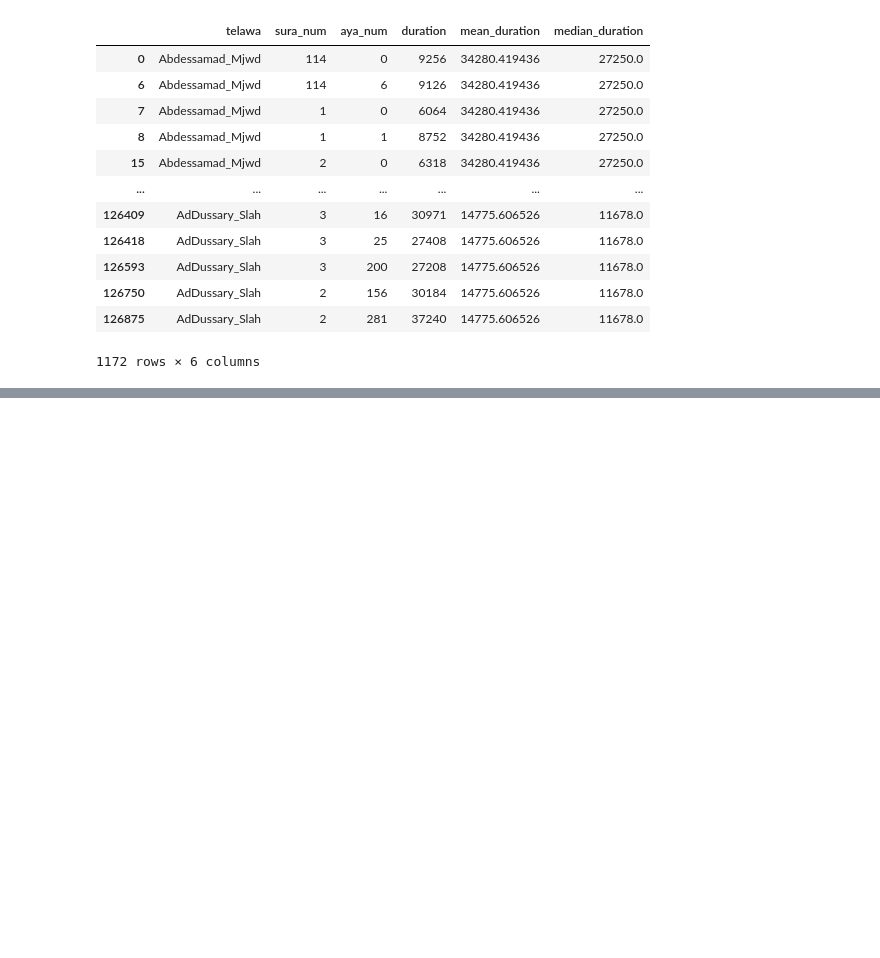
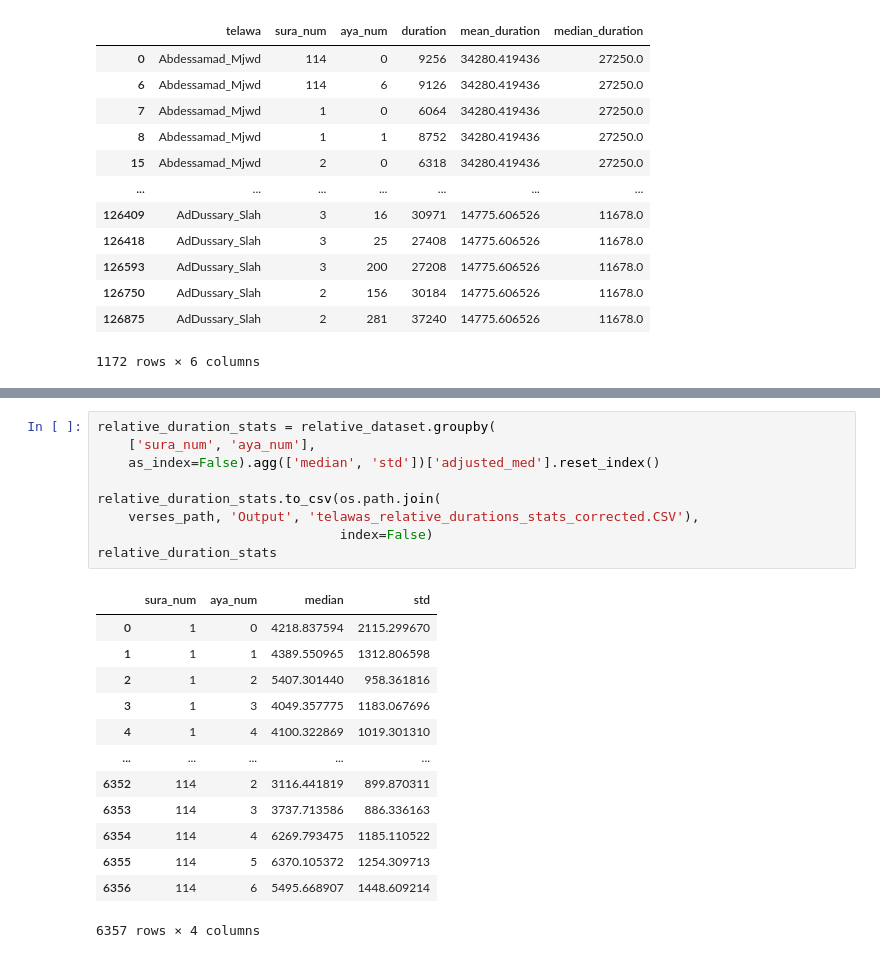
Before and after one commit to drnesr/QuranDataset, a Jupyter notebook: Code/DB_Qur_001.ipynb, the cells around one changed output, grey strips where cells are left out. Saved outputs shown, nothing was run; the diff lists cells and outputs as text; blank space fills up the shorter version.

```diff
--- a/Code/DB_Qur_001.ipynb
+++ b/Code/DB_Qur_001.ipynb
@@ -778,0 +915,23 @@ small_relative[small_relative.index.isin(problems)]
+# %%
+relative_duration_stats = relative_dataset.groupby(
+    ['sura_num', 'aya_num'],
+    as_index=False).agg(['median', 'std'])['adjusted_med'].reset_index()
+
+relative_duration_stats.to_csv(os.path.join(
+    verses_path, 'Output', 'telawas_relative_durations_stats_corrected.CSV'),
+                               index=False)
+relative_duration_stats
+# %% [output]
+|  | sura_num | aya_num | median | std |
+| 0 | 1 | 0 | 4218.837594 | 2115.299670 |
+| 1 | 1 | 1 | 4389.550965 | 1312.806598 |
+| 2 | 1 | 2 | 5407.301440 | 958.361816 |
+| 3 | 1 | 3 | 4049.357775 | 1183.067696 |
+| 4 | 1 | 4 | 4100.322869 | 1019.301310 |
+| ... | ... | ... | ... | ... |
+| 6352 | 114 | 2 | 3116.441819 | 899.870311 |
+| 6353 | 114 | 3 | 3737.713586 | 886.336163 |
+| 6354 | 114 | 4 | 6269.793475 | 1185.110522 |
+| 6355 | 114 | 5 | 6370.105372 | 1254.309713 |
+| 6356 | 114 | 6 | 5495.668907 | 1448.609214 |
+6357 rows × 4 columns
```
Also changed, not shown: parts of 30 cells of this notebook, 6 other files.
